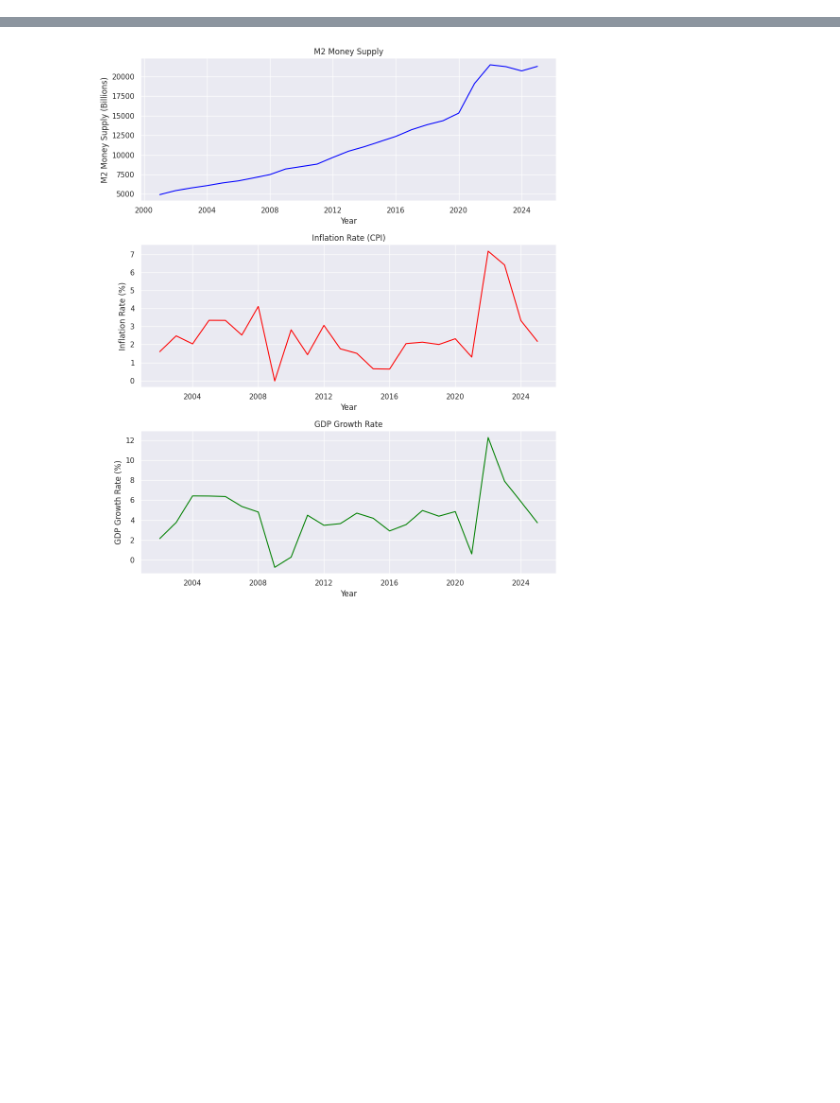
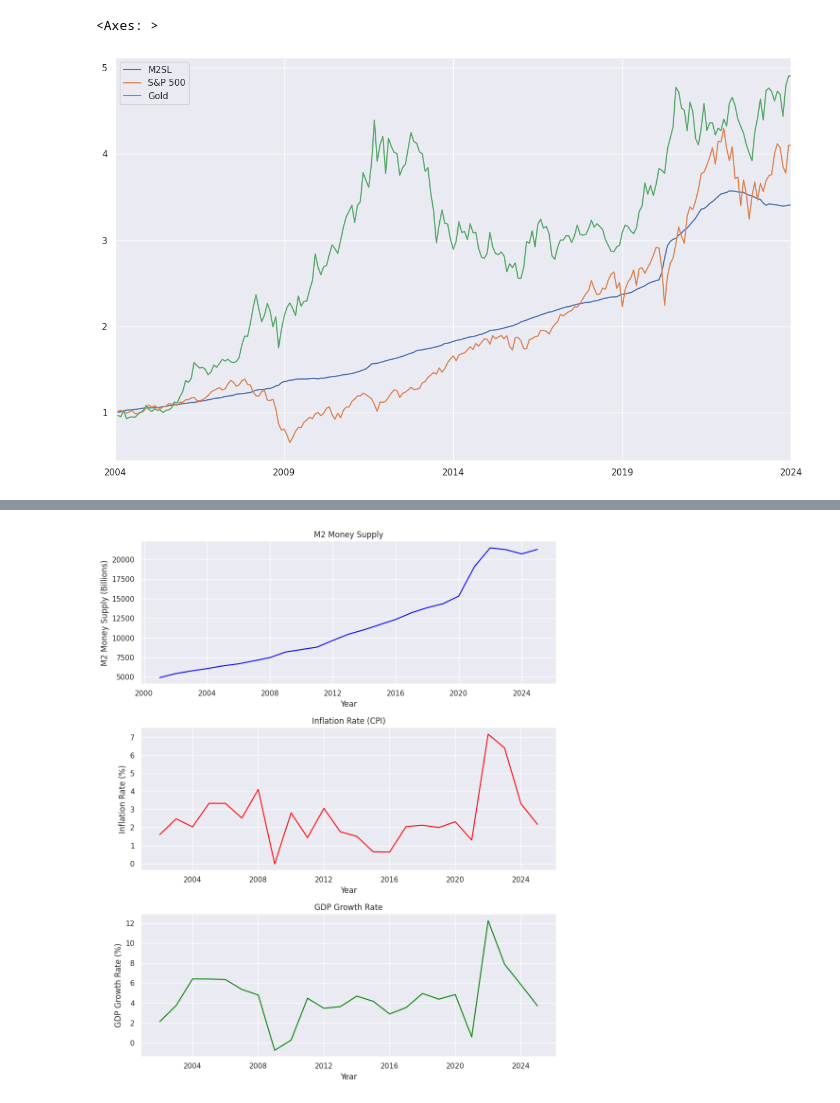
Before and after one commit to kridtapon/M2-Money-Supply, a Jupyter notebook: M2_Money_Supply.ipynb, the cells around one changed output, grey strips where cells are left out. Drawn from its saved outputs; the diff is of its cells as text; code cells hidden in the pictures; blank space fills up the shorter version.

```diff
--- a/M2_Money_Supply.ipynb
+++ b/M2_Money_Supply.ipynb
@@ -20,0 +334,7 @@ gdp_data = web.DataReader('GDP', 'fred', start, end)
+# %%
+geo_ret = (combined_df.pct_change()+1).cumprod()
+# %%
+geo_ret.plot(figsize=(15,9))
+# %% [output]
+<Axes: >
+[figure, added]
```
Also changed, not shown: parts of 32 cells of this notebook.
